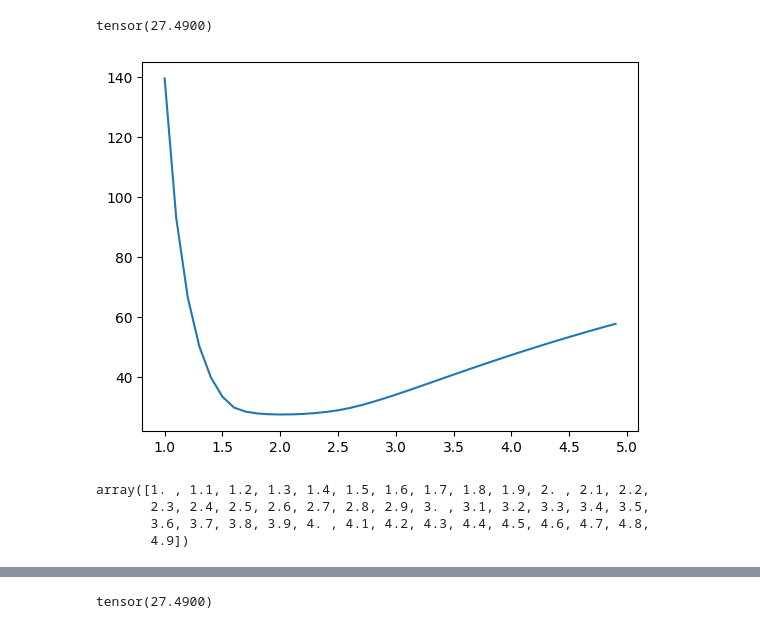
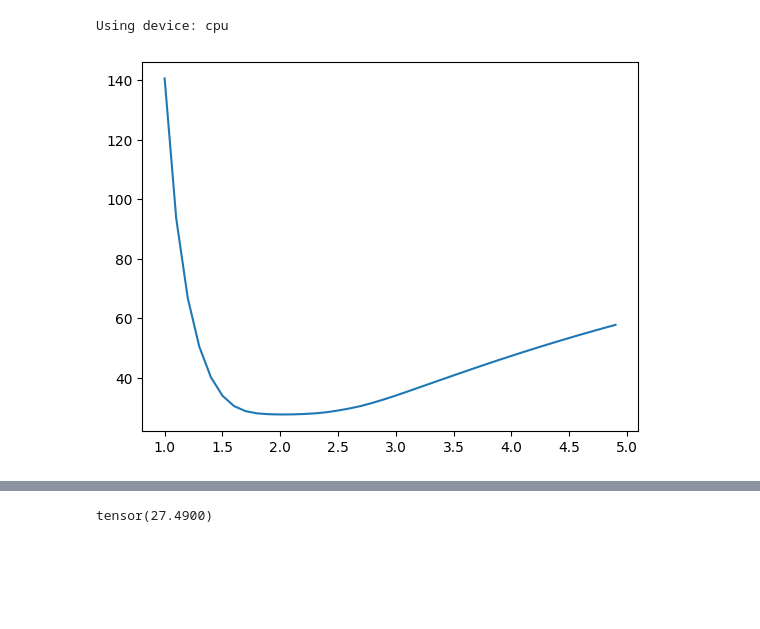
Before and after one commit to jackgoldrick/smoooooothOperatorrr, a Jupyter notebook: project/blueprints/pyhton/gen_comp_plot.ipynb, the cells around one changed output, grey strips where cells are left out. Cells and saved outputs as stored; diff of their text form; code cells hidden in the pictures; blank space fills up the shorter version.

```diff
--- a/project/blueprints/pyhton/gen_comp_plot.ipynb
+++ b/project/blueprints/pyhton/gen_comp_plot.ipynb
@@ -33,21 +21,11 @@ p_power(y, 2)
-# %%
-tc.linalg.matrix_norm(y, ord=2)
-# %% [output]
-tensor(27.4900)
 # %%
 ps = np.arange(1, 5, 0.1)
-norms = [p_power(y, p, s_max=1000)[0] for p in tqdm(ps)]
+norms = [p_power(y, p, s_max=100)[0] for p in tqdm(ps)]
 norms = [n if n==0 else n.item() for n in norms]
 plt.plot(ps, norms)
 qs = 1 - 1 / (1 - ps)
 # plt.plot(ps, np.maximum(2**(1/ps), 2**(1/ps)), linestyle='--', linewidth=2)
 plt.show()
 # %% [output]
+Using device: cpu
-[figure, old version]
+[figure, new version]
-# %%
-ps
-# %% [output]
-array([1. , 1.1, 1.2, 1.3, 1.4, 1.5, 1.6, 1.7, 1.8, 1.9, 2. , 2.1, 2.2,
-       2.3, 2.4, 2.5, 2.6, 2.7, 2.8, 2.9, 3. , 3.1, 3.2, 3.3, 3.4, 3.5,
-       3.6, 3.7, 3.8, 3.9, 4. , 4.1, 4.2, 4.3, 4.4, 4.5, 4.6, 4.7, 4.8,
-       4.9])
```
Also changed, not shown: parts of 4 cells of this notebook, 4 other files.
